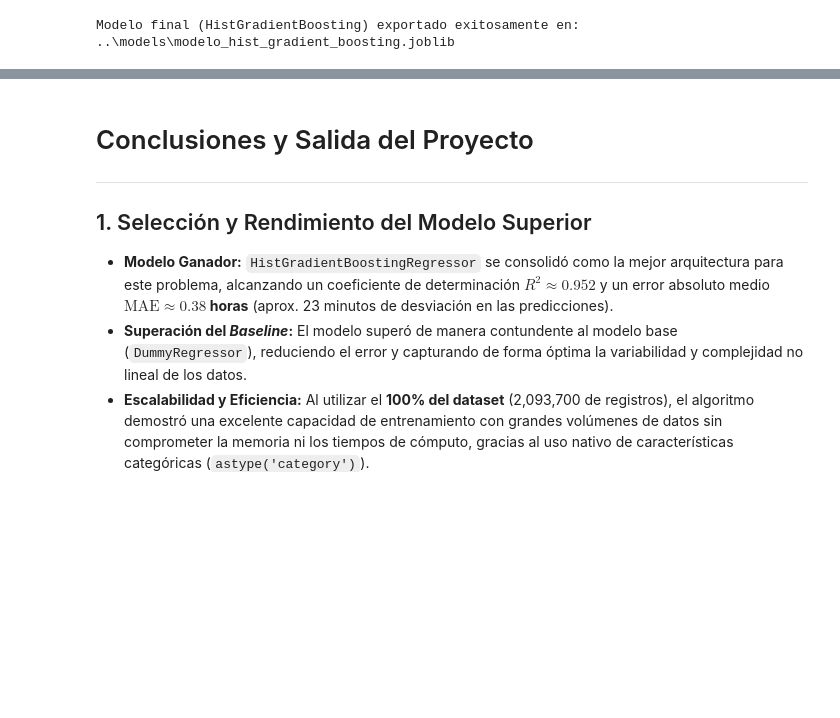
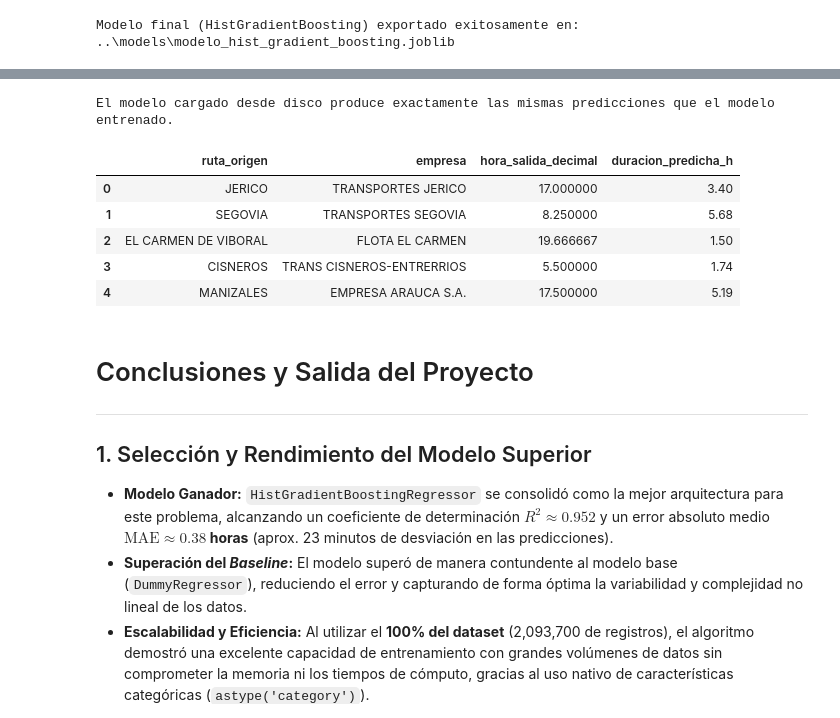
Before and after one commit to LauraCorreaO/bus-arrival-prediction, a Jupyter notebook: fase-1/notebooks/03-modelo-predictivo.ipynb, the cells around one changed output, grey strips where cells are left out. Drawn from its saved outputs; the diff is of its cells as text; code cells hidden in the pictures; blank space fills up the shorter version.

Commit message:
fix: agregar verificación de guardado/carga al modelo HistGradientBoosting

```diff
--- a/fase-1/notebooks/03-modelo-predictivo.ipynb
+++ b/fase-1/notebooks/03-modelo-predictivo.ipynb
@@ -259,3 +263,25 @@ Modelo final (HistGradientBoosting) exportado exitosamente en: ..\models\modelo_
+# %%
+# Cargar el modelo desde el archivo guardado y comparar sus predicciones con las del modelo en memoria
+modelo_cargado = joblib.load(model_path)
+
+pred_memoria = pipe_hgb.predict(X_test_hgb)
+pred_cargado = modelo_cargado.predict(X_test_hgb)
+
+assert np.allclose(pred_memoria, pred_cargado), "Las predicciones no coinciden tras guardar y cargar el modelo"
+print("El modelo cargado desde disco produce exactamente las mismas predicciones que el modelo entrenado.\n")
+
+# Ejemplo de predicción con el modelo ya cargado, como se usaría en producción
+ejemplo = X_test_hgb[['ruta_origen', 'empresa', 'hora_salida_decimal']].head(5).copy()
+ejemplo['duracion_predicha_h'] = modelo_cargado.predict(X_test_hgb.head(5)).round(2)
+ejemplo
+# %% [output]
+El modelo cargado desde disco produce exactamente las mismas predicciones que el modelo entrenado.
+|  | ruta_origen | empresa | hora_salida_decimal | duracion_predicha_h |
+| 0 | JERICO | TRANSPORTES JERICO | 17.000000 | 3.40 |
+| 1 | SEGOVIA | TRANSPORTES SEGOVIA | 8.250000 | 5.68 |
+| 2 | EL CARMEN DE VIBORAL | FLOTA EL CARMEN | 19.666667 | 1.50 |
+| 3 | CISNEROS | TRANS CISNEROS-ENTRERRIOS | 5.500000 | 1.74 |
+| 4 | MANIZALES | EMPRESA ARAUCA S.A. | 17.500000 | 5.19 |
 # %% [markdown]
 #  Conclusiones y Salida del Proyecto
 
```
Also changed, not shown: parts of 2 cells of this notebook, 1 other file.
